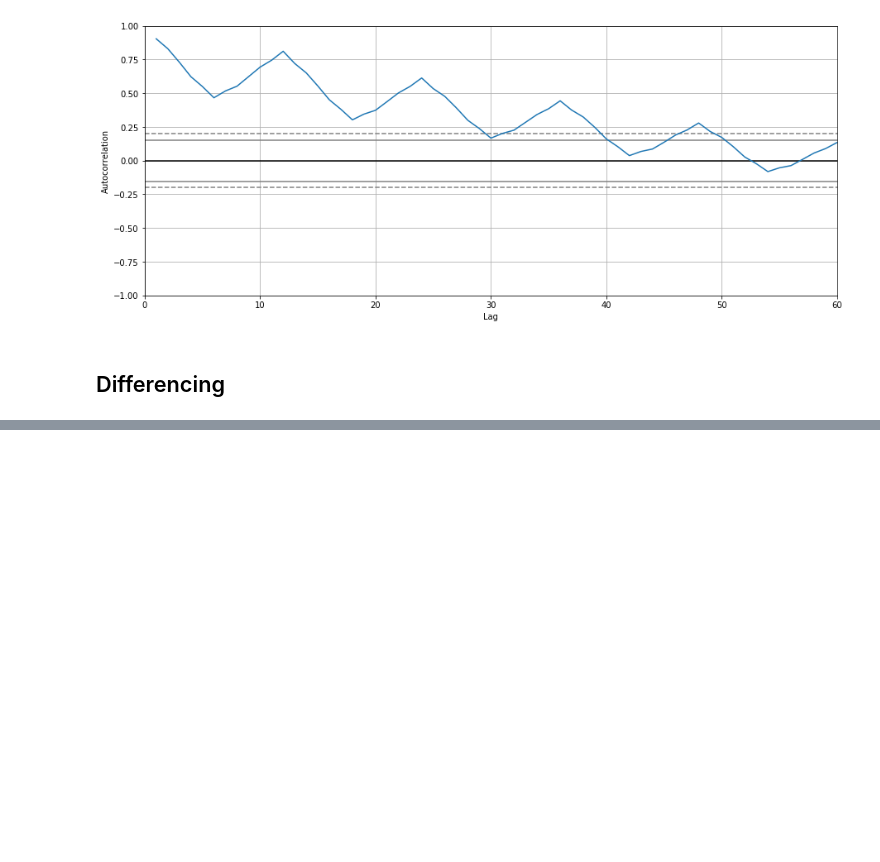
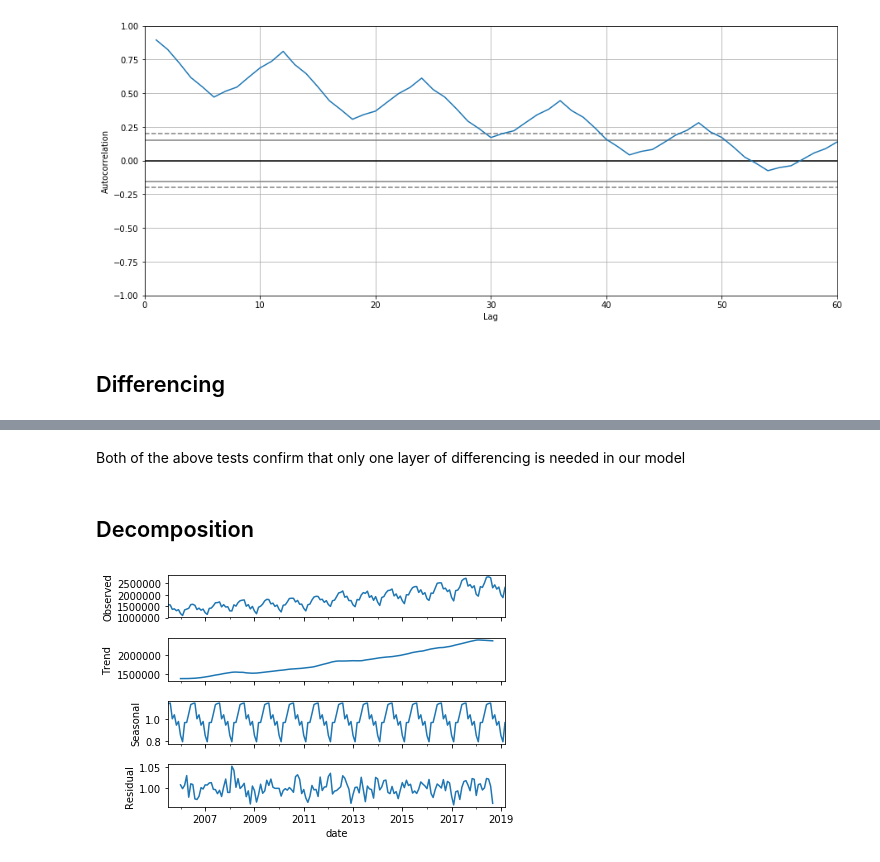
Before and after one commit to Alexandre987/SFO_Time_Series, a Jupyter notebook: Demand_Forecasting.ipynb, the cells around one changed output, grey strips where cells are left out. Cells and saved outputs as stored; diff of their text form; code cells hidden in the pictures; blank space fills up the shorter version.

```diff
--- a/Demand_Forecasting.ipynb
+++ b/Demand_Forecasting.ipynb
@@ -253,0 +234,9 @@ Series([], Name: diff, dtype: int64)
+# %% [markdown]
+Both of the above tests confirm that only one layer of differencing is needed in our model
+# %% [markdown]
+## Decomposition
+# %%
+# From statsmodels package - generates a seasonal decomposition automatically
+seasonal_decompose(enplaned, model = 'multiplicative').plot();
+# %% [output]
+[figure, added]
```
Also changed, not shown: parts of 72 cells of this notebook.
